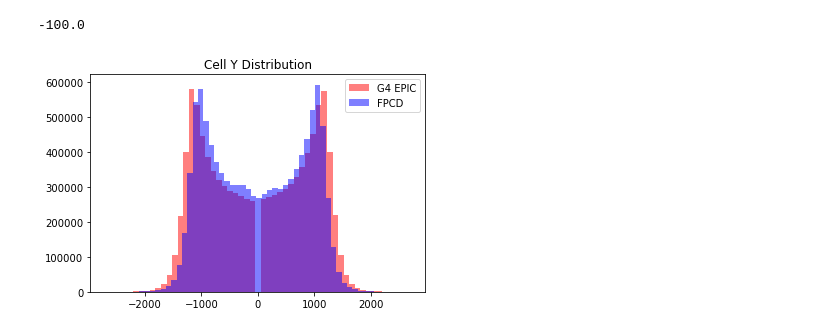
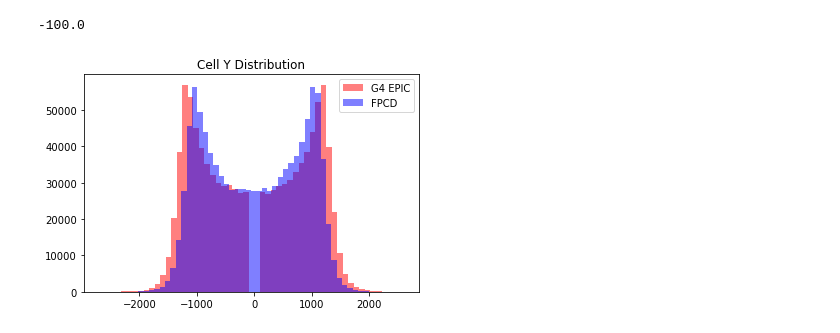
Before and after one commit to ftoralesacosta/GSGM_for_EIC_Calo, a Jupyter notebook: scripts/Compare_Geant_Diffussion.ipynb, the cells around one changed output. Cells and saved outputs as stored; diff of their text form; code cells hidden in the pictures.

```diff
--- a/scripts/Compare_Geant_Diffussion.ipynb
+++ b/scripts/Compare_Geant_Diffussion.ipynb
@@ -10,4 +10,6 @@ g4 = h5py.File(geant4_name, 'r')
 dfsn = h5py.File(diffusion_name,'r')
 
 g4.keys()
-dfsn.keys()
+#dfsn.keys()
+
+nevts = 10_000
@@ -79,18 +89,18 @@ print(np.max(g4_test))
 # %% [output]
 -100.0
 # %%
-g4_cellsY = np.ravel(g4['hcal_cells'][:100_000,:,2])
-dfsn_cellsY = np.ravel(dfsn['particle_features'][:,:,2])
+g4_cellsY = np.ravel(g4['hcal_cells'][:nevts,:,2])
+dfsn_cellsY = np.ravel(dfsn['cell_features'][:,:,2])
 
 g4_cellsY = g4_cellsY[g4_cellsY != 0]
 dfsn_cellsY = dfsn_cellsY[dfsn_cellsY != 0]
 
 #cellsE_bins = np.linspace(0,0.001,1000)
 plt.hist(np.ravel(g4_cellsY),bins=55,alpha=0.5,label="G4 EPIC",color="red")
 plt.hist(np.ravel(dfsn_cellsY),bins=55,alpha=0.5,label="FPCD",color="blue")
 plt.legend()
 _ = plt.title("Cell Y Distribution")
 plt.savefig("CellY.pdf")
 # %% [output]
-[figure, old version]
+[figure, new version]
 # %%
```
Also changed, not shown: parts of 10 cells of this notebook, 11 other files.
